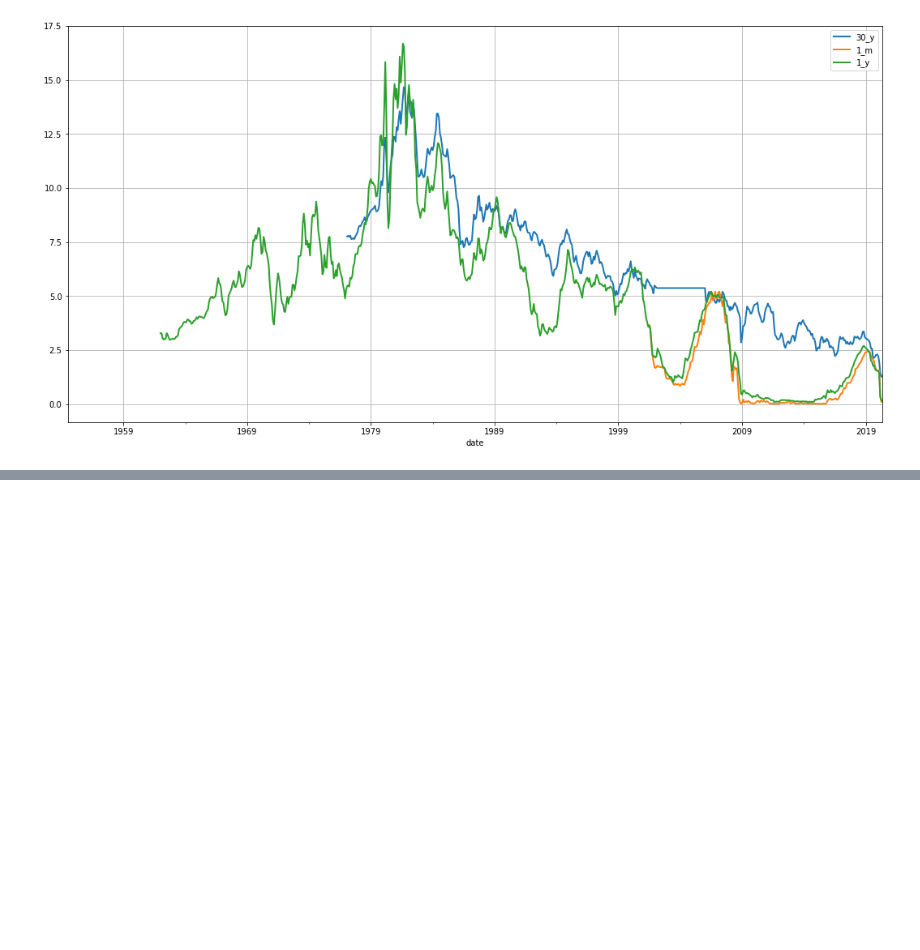
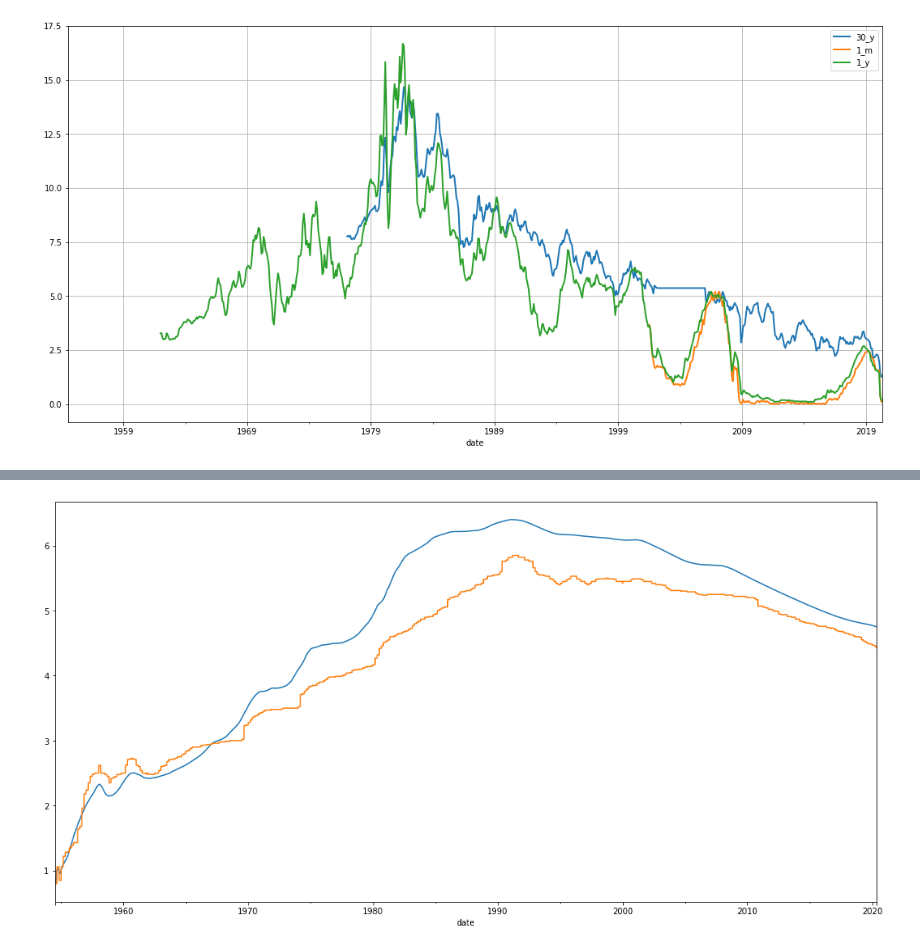
Before and after one commit to lifedataetc/education, a Jupyter notebook: time_series_analysis/notebooks/time_series_w_pandas.ipynb, the cells around one changed output, grey strips where cells are left out. Saved outputs shown, nothing was run; the diff lists cells and outputs as text; code cells hidden in the pictures; blank space fills up the shorter version.

```diff
--- a/time_series_analysis/notebooks/time_series_w_pandas.ipynb
+++ b/time_series_analysis/notebooks/time_series_w_pandas.ipynb
@@ -117,0 +190,5 @@ df.resample(rule='M').mean().plot.line(y=['30_y','1_m','1_y'],figsize=(18,9),lw=
+# %%
+df['fredfunds'].expanding().mean().plot(figsize=(18,9)).autoscale(axis='x',tight=True);
+df['fredfunds'].expanding().median().plot(figsize=(18,9)).autoscale(axis='x',tight=True);
+# %% [output]
+[figure, added]
```
Also changed, not shown: parts of 8 cells of this notebook, 1 other file.
